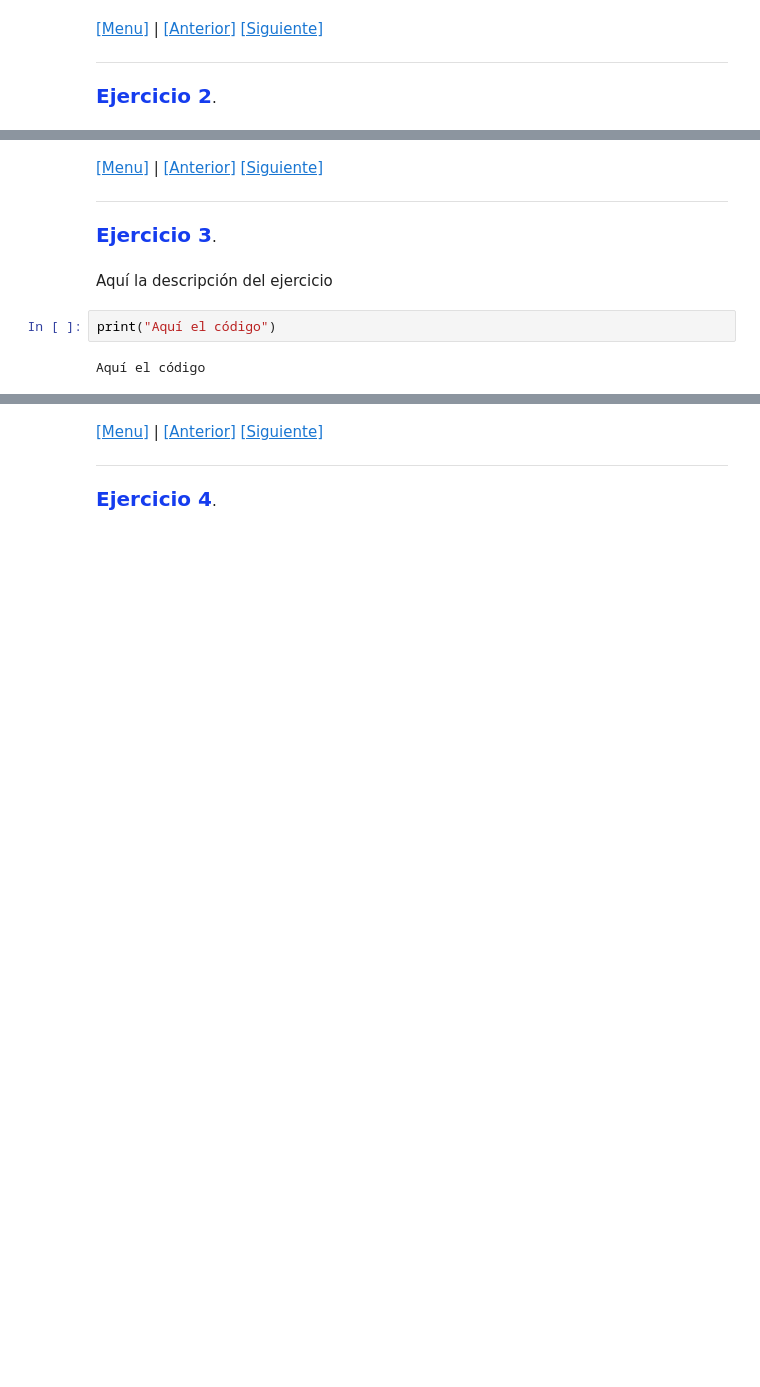
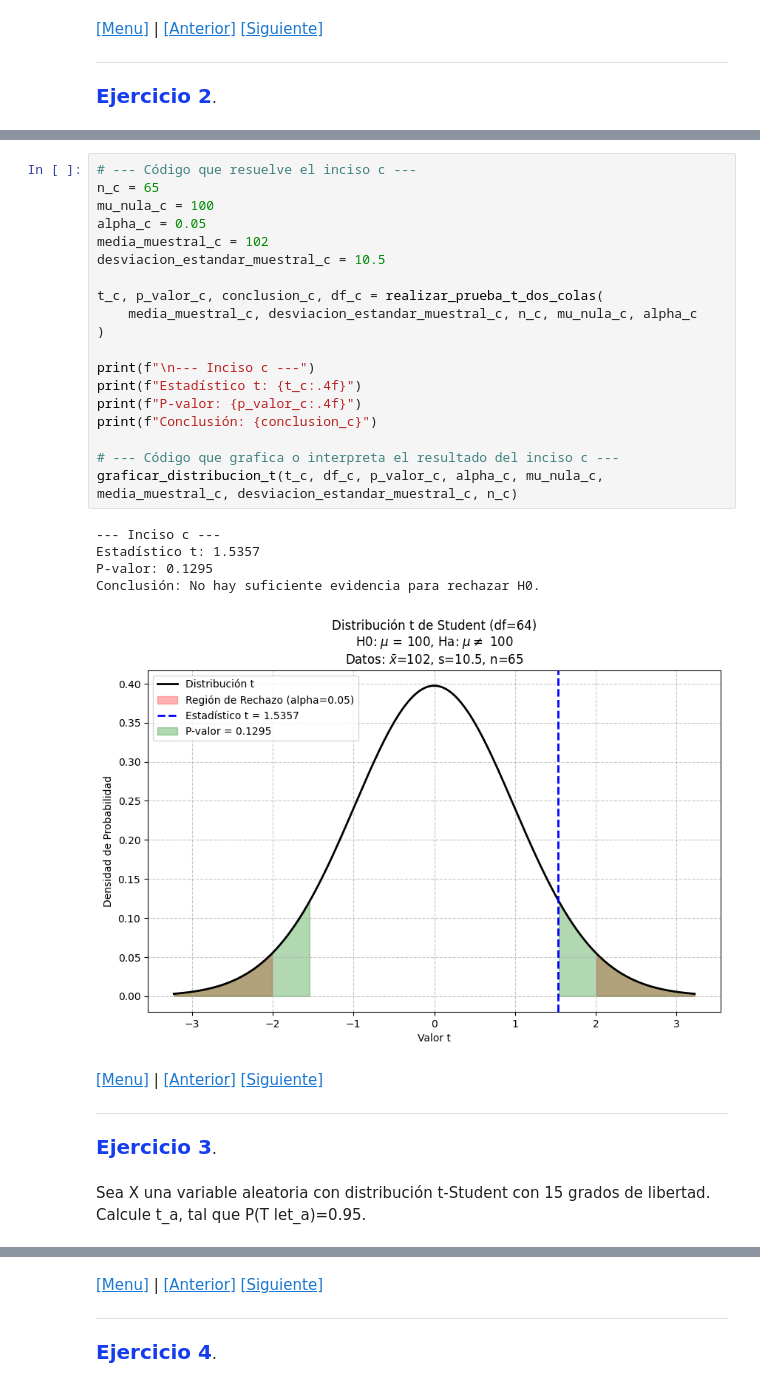
Before and after one commit to melaniesantiago/Ejercicios, a Jupyter notebook: ejercicios-t-student.ipynb, the cells around one changed output, grey strips where cells are left out. Saved outputs shown, nothing was run; the diff lists cells and outputs as text; blank space fills up the shorter version.

Commit message:
se agregaron mis ejercicios
Signed-off-by: Melanie Santiago Resendiz <230110616@itsoeh.edu.mx>

```diff
--- a/ejercicios-t-student.ipynb
+++ b/ejercicios-t-student.ipynb
@@ -42,3 +352,28 @@ Aquí el código
+# %%
+# --- Código que resuelve el inciso c ---
+n_c = 65
+mu_nula_c = 100
+alpha_c = 0.05
+media_muestral_c = 102
+desviacion_estandar_muestral_c = 10.5
+
+t_c, p_valor_c, conclusion_c, df_c = realizar_prueba_t_dos_colas(
+    media_muestral_c, desviacion_estandar_muestral_c, n_c, mu_nula_c, alpha_c
+)
+
+print(f"\n--- Inciso c ---")
+print(f"Estadístico t: {t_c:.4f}")
+print(f"P-valor: {p_valor_c:.4f}")
+print(f"Conclusión: {conclusion_c}")
+
+# --- Código que grafica o interpreta el resultado del inciso c ---
+graficar_distribucion_t(t_c, df_c, p_valor_c, alpha_c, mu_nula_c, media_muestral_c, desviacion_estandar_muestral_c, n_c)
+# %% [output]
+--- Inciso c ---
+Estadístico t: 1.5357
+P-valor: 0.1295
+Conclusión: No hay suficiente evidencia para rechazar H0.
+[figure, added]
 # %% [markdown]
 <div id=ex_3></div>
 
@@ -46,9 +381,6 @@ Aquí el código
 ___
 
 <span style="color: #153CEE; font-size: 20px; font-weight: bold;">Ejercicio 3</span>.
-# %% [markdown]
-Aquí la descripción del ejercicio
-# %%
-print("Aquí el código")
-# %% [output]
-Aquí el código
+# %% [markdown]
+Sea X una variable aleatoria con distribución t-Student con 15 grados de libertad. Calcule t_a, tal que P(T
+let_a)=0.95.
```
Also changed, not shown: parts of 13 cells of this notebook.
